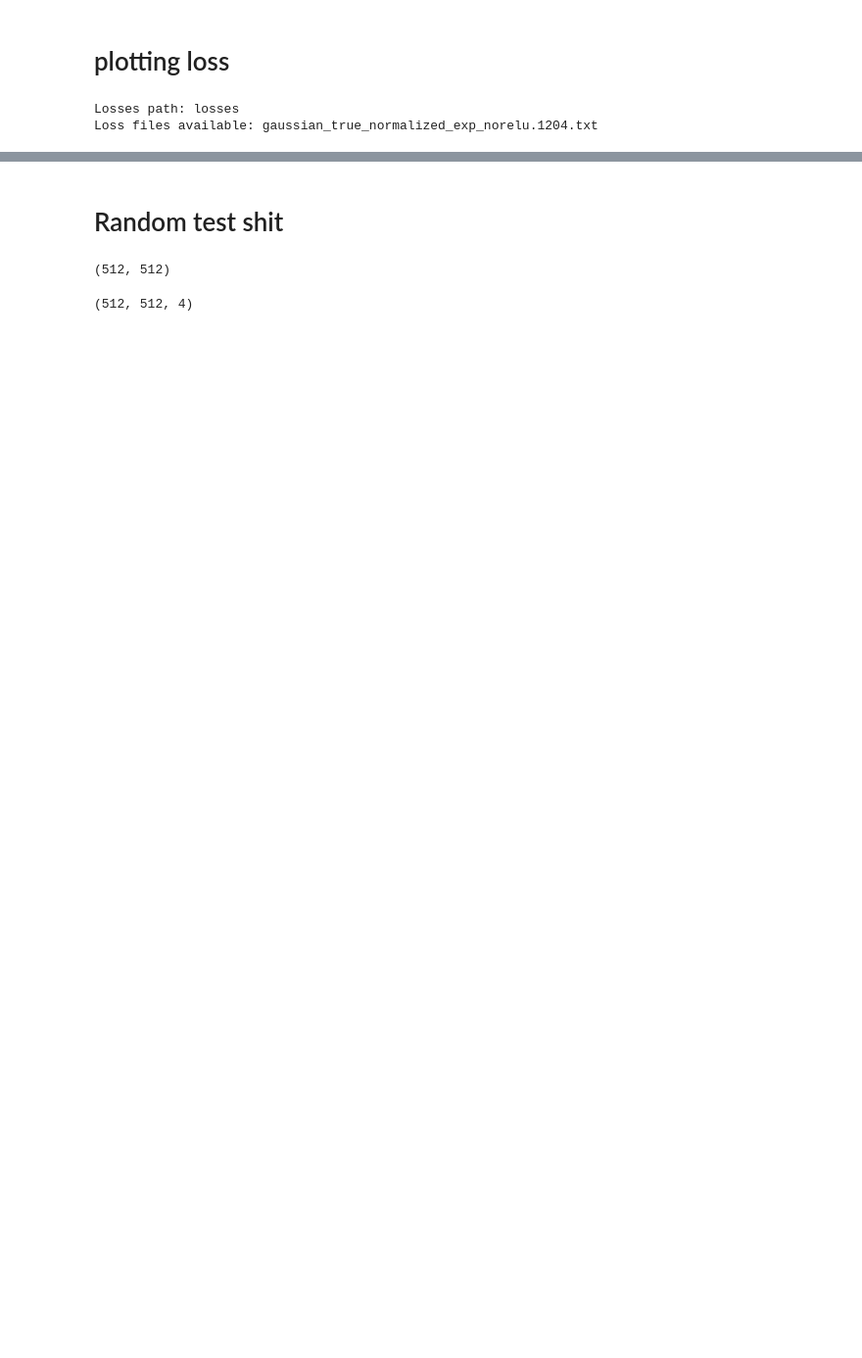
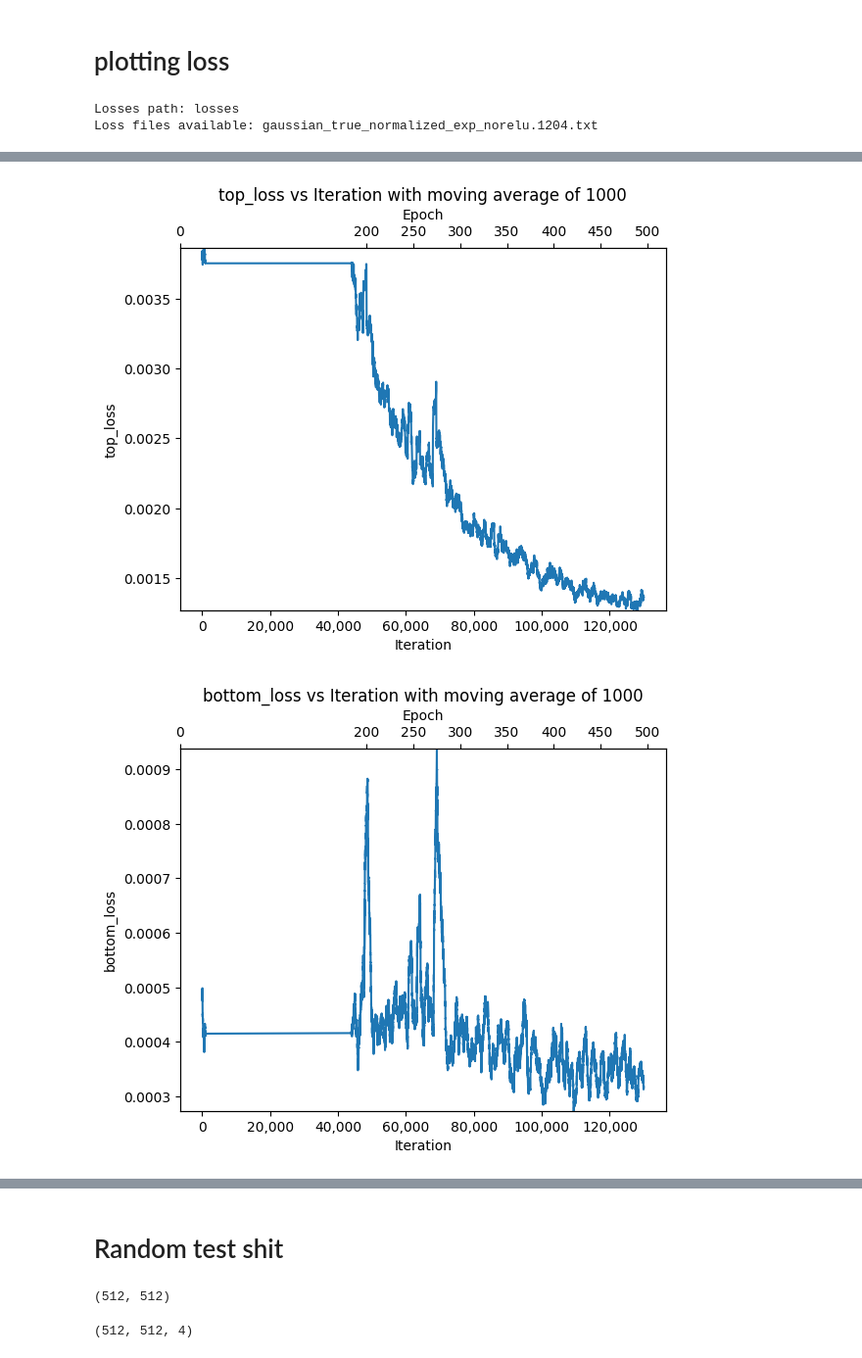
Before and after one commit to jykim256/polish-pub-cs101, a Jupyter notebook: colab.ipynb, the cells around one changed output, grey strips where cells are left out. Shown at 98% size. Drawn from its saved outputs; the diff is of its cells as text; code cells hidden in the pictures; blank space fills up the shorter version.

```diff
--- a/colab.ipynb
+++ b/colab.ipynb
@@ -93,0 +117,46 @@ plt.show()
+# %%
+
+
+subject = 'top_loss'
+def show_loss_parts(subject, data=data, psnr_idxs=psnr_idxs):
+    num_training_imgs = 8000
+    iterations2epoch = num_training_imgs / 32  # 4 is the batch size
+    psnrsss = np.array([data[i]['psnr'] for i in psnr_idxs])
+    iters = [i for i in data.keys() if subject in data[i]]
+    extracted_data = [data[i][subject] for i in iters]
+    n_moving_average = 1000
+    extracted_moving_average = [np.mean(extracted_data[i:i+n_moving_average]) for i in range(len(extracted_data)-n_moving_average)]
+    iters = iters[:-n_moving_average]
+
+    plt.plot(iters, extracted_moving_average)
+    # label axes
+    plt.xlabel("Iteration")
+    plt.ylabel(f"{subject}")
+    # set y axes as logarithmic
+    # plt.yscale("log")
+    # set title
+    plt.title(f"{subject} vs Iteration with moving average of {n_moving_average}")
+    # put commas in the x axis
+    plt.gca().get_xaxis().set_major_formatter(
+        plt.FuncFormatter(lambda x, loc: "{:,}".format(int(x)))
+    )
+    # set another x axis
+    ax2 = plt.twiny()
+    # set the x axis to be the first one divided by 8000 but with the same ticks
+    ax2.set_xticks(
+        [
+            psnr_idx / iterations2epoch
+            for psnr_idx in iters
+            if psnr_idx % iterations2epoch == 0 and (psnr_idx // iterations2epoch) % 50 == 0
+        ]
+    )
+    ax2.set_xlim(0, (list(iters)[-1] / iterations2epoch))
+    ax2.set_ylim(np.min(extracted_moving_average),np.max(extracted_moving_average))
+    # set the x axis label
+    ax2.set_xlabel("Epoch")
+    plt.show()
+for subject in ['top_loss', 'bottom_loss', 'coef_loss']:
+    show_loss_parts(subject)
+# %% [output]
+[figure, added]
+[figure, added]
```
Also changed, not shown: parts of 5 cells of this notebook, 1 other file.
